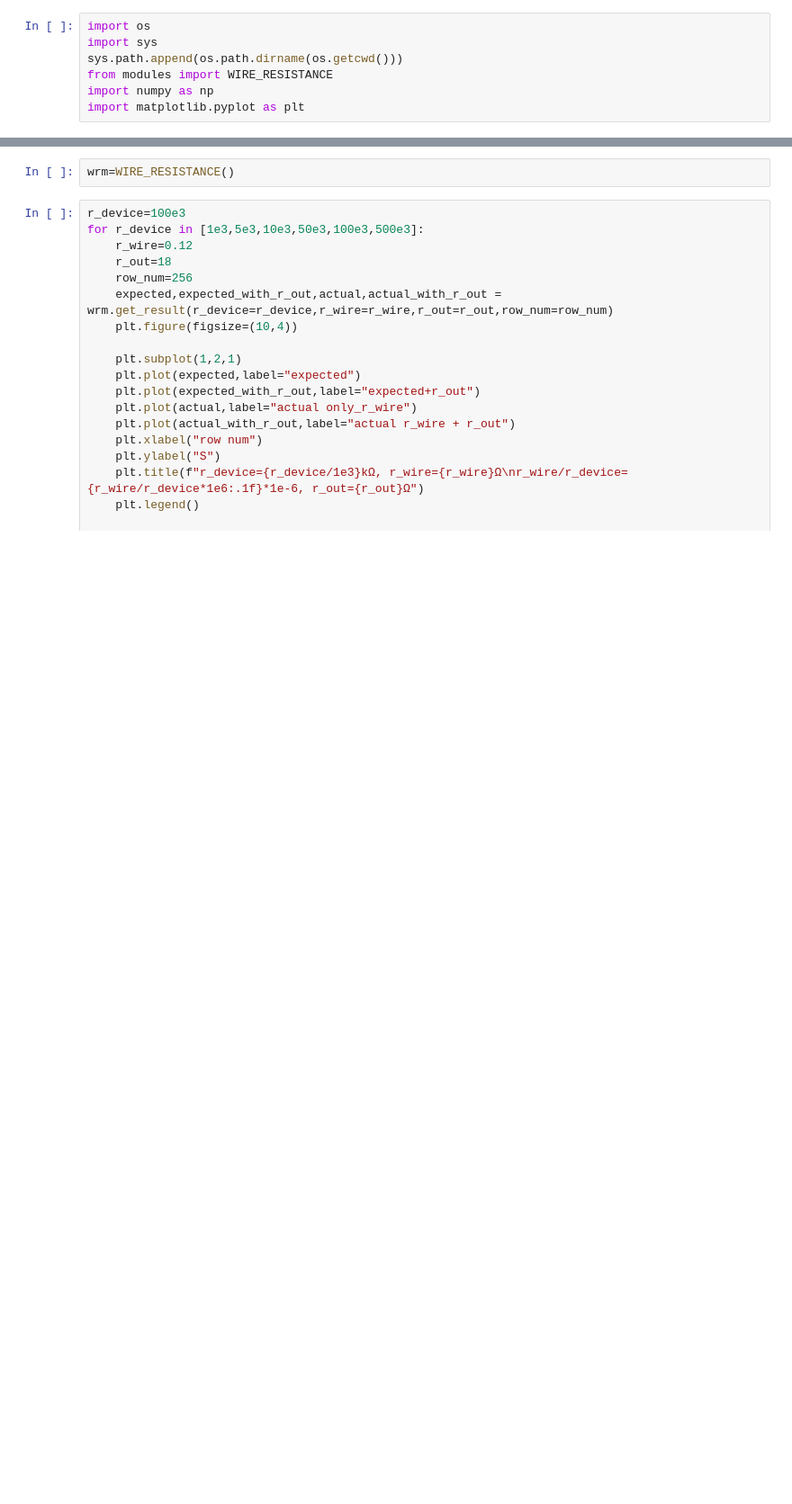
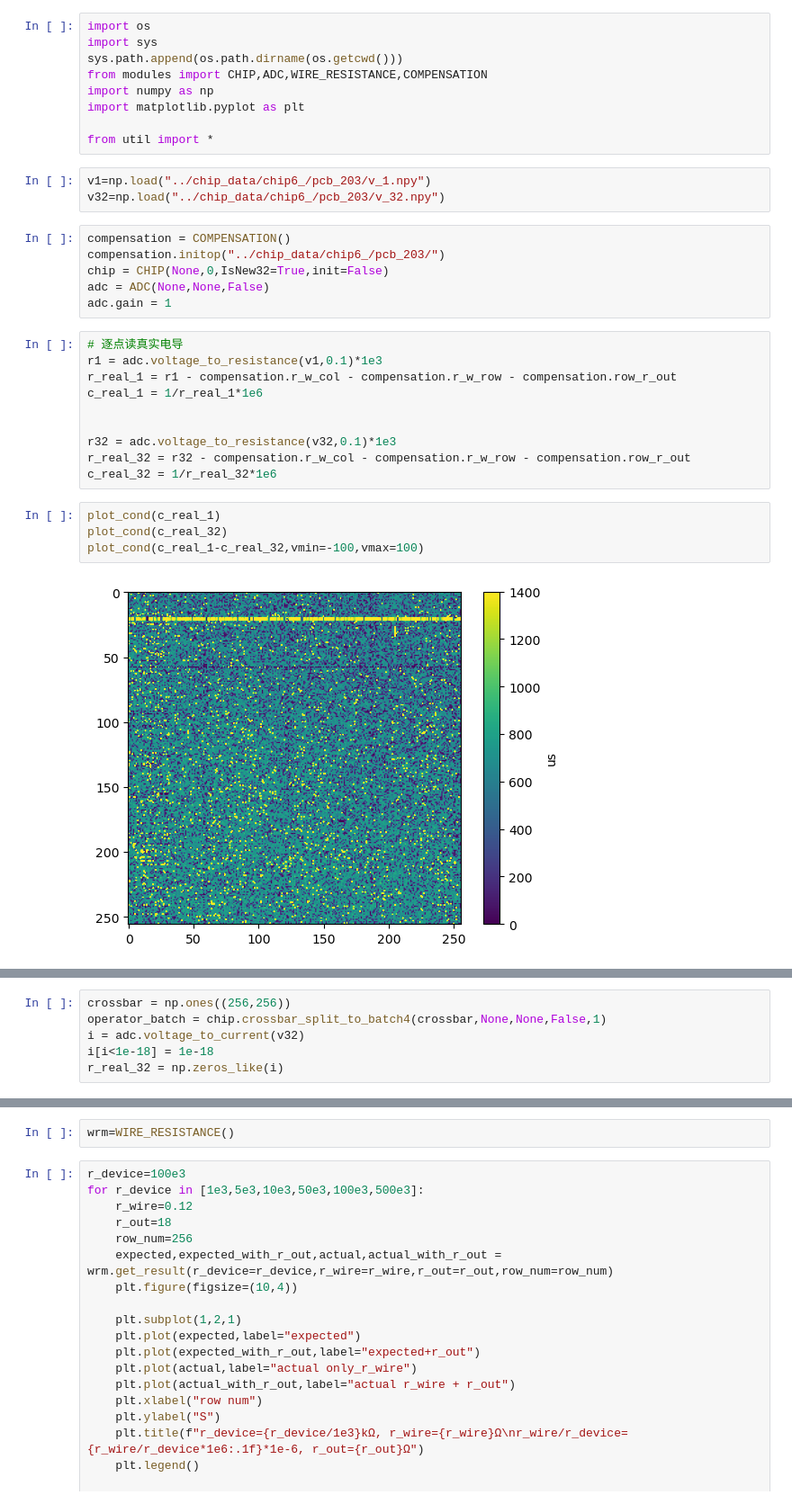
Before and after one commit to bei-meng/host_computer, a Jupyter notebook: examples/线阻模型.ipynb, the cells around one changed output, grey strips where cells are left out. Shown at 90% size. Drawn from its saved outputs; the diff is of its cells as text; blank space fills up the shorter version.

```diff
--- a/examples/线阻模型.ipynb
+++ b/examples/线阻模型.ipynb
@@ -2,6 +2,33 @@
 import os
 import sys
 sys.path.append(os.path.dirname(os.getcwd()))
-from modules import WIRE_RESISTANCE
+from modules import CHIP,ADC,WIRE_RESISTANCE,COMPENSATION
 import numpy as np
 import matplotlib.pyplot as plt
+
+from util import *
+# %%
+v1=np.load("../chip_data/chip6_/pcb_203/v_1.npy")
+v32=np.load("../chip_data/chip6_/pcb_203/v_32.npy")
+# %%
+compensation = COMPENSATION()
+compensation.initop("../chip_data/chip6_/pcb_203/")
+chip = CHIP(None,0,IsNew32=True,init=False)
+adc = ADC(None,None,False)
+adc.gain = 1
+# %%
+# 逐点读真实电导
+r1 = adc.voltage_to_resistance(v1,0.1)*1e3
+r_real_1 = r1 - compensation.r_w_col - compensation.r_w_row - compensation.row_r_out
+c_real_1 = 1/r_real_1*1e6
+
+
+r32 = adc.voltage_to_resistance(v32,0.1)*1e3
+r_real_32 = r32 - compensation.r_w_col - compensation.r_w_row - compensation.row_r_out
+c_real_32 = 1/r_real_32*1e6
+# %%
+plot_cond(c_real_1)
+plot_cond(c_real_32)
+plot_cond(c_real_1-c_real_32,vmin=-100,vmax=100)
+# %% [output]
+[figure, added]
@@ -7,0 +37,6 @@ import matplotlib.pyplot as plt
+# %%
+crossbar = np.ones((256,256))
+operator_batch = chip.crossbar_split_to_batch4(crossbar,None,None,False,1)
+i = adc.voltage_to_current(v32)
+i[i<1e-18] = 1e-18
+r_real_32 = np.zeros_like(i)
```
Also changed, not shown: parts of 3 cells of this notebook, 3 other files.
